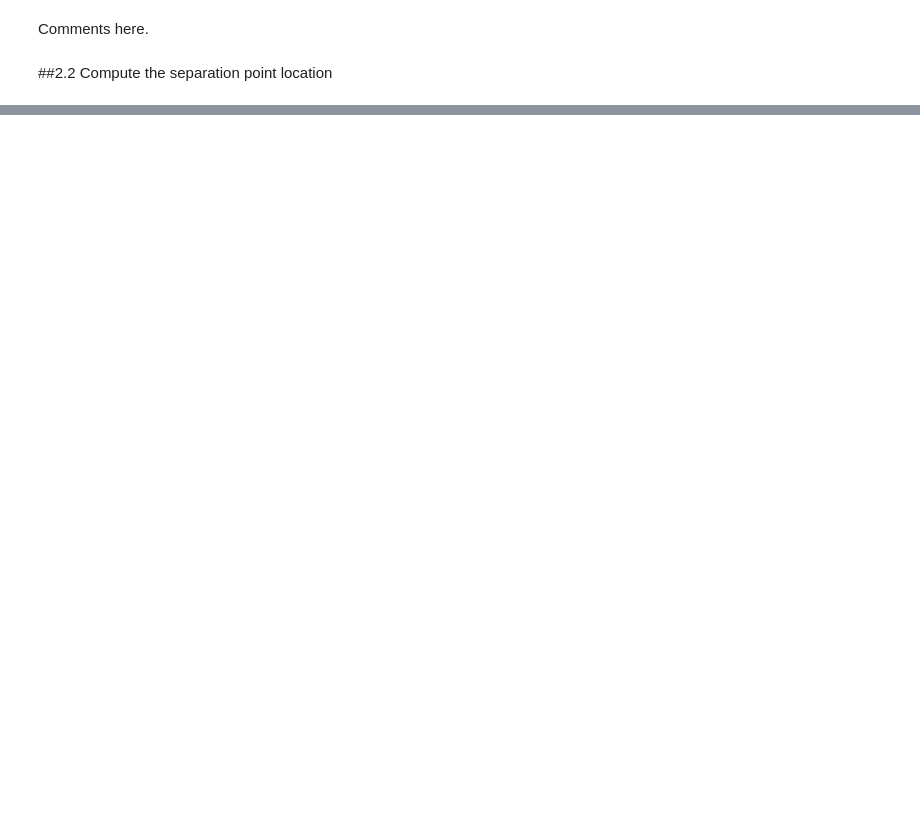
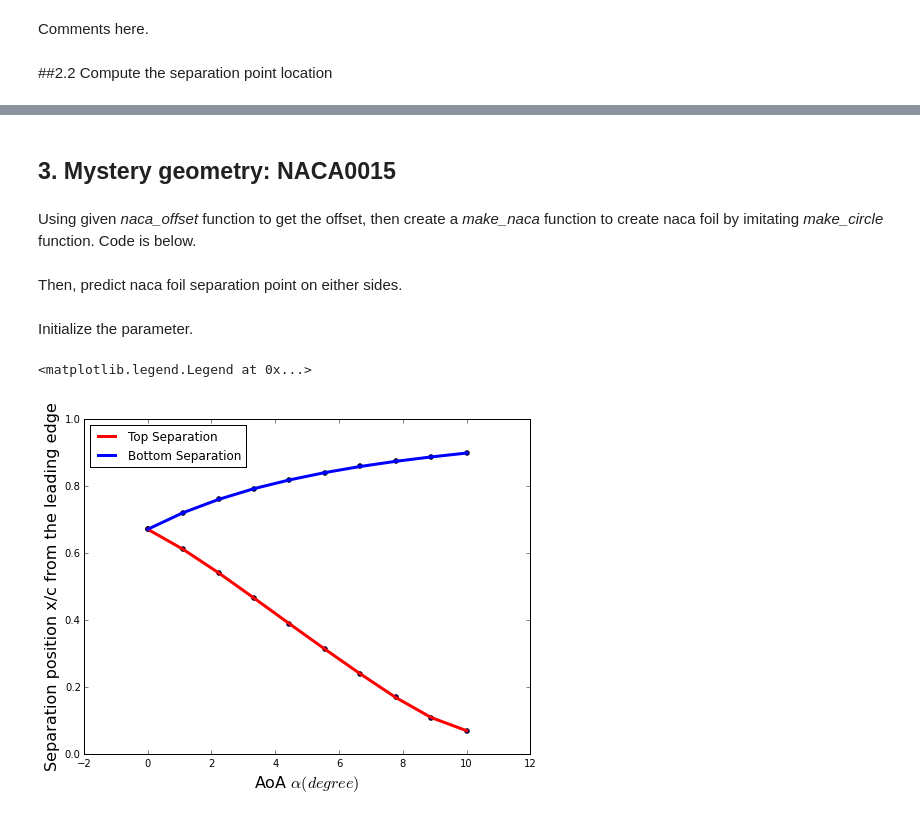
Before and after one commit to chenyongxin/MarineHydroCode, a Jupyter notebook: NumericalHydro.ipynb, the cells around one changed output, grey strips where cells are left out. Saved outputs shown, nothing was run; the diff lists cells and outputs as text; code cells hidden in the pictures; blank space fills up the shorter version.

```diff
--- a/NumericalHydro.ipynb
+++ b/NumericalHydro.ipynb
@@ -283,0 +314,50 @@ The code above is needed to be corrected.
+# %% [markdown]
+## 3. Mystery geometry: NACA0015
+# %% [markdown]
+Using given *naca_offset* function to get the offset, then create a *make_naca* function to create naca foil by imitating *make_circle* function. Code is below.
+# %%
+def naca_offset(x):
+    return 5*0.15*(0.2969*numpy.sqrt(x)-0.1260*x-0.3516*x**2+0.2843*x**3-0.1036*x**4)
+
+def make_naca(N):
+    theta = numpy.linspace(0,-2.*numpy.pi,N+1)
+    x = (numpy.cos(theta)+1)/2.
+    y = naca_offset(x)*numpy.sign(numpy.sin(theta))
+    naca = numpy.empty(N, dtype=object)
+    for i in range(N):
+        naca[i] = Panel(x[i], y[i], x[i+1], y[i+1])
+    return naca
+# %% [markdown]
+Then, predict naca foil separation point on either sides.
+# %%
+def predict_naca_separation(N,alpha=0):
+    # set dx to gets the correct t/c
+    naca = make_naca(N)
+
+    x0 = naca[N/2].xc
+    c = naca[0].xc-x0
+    # solve potential flow and boundary layer evolution
+    solve_gamma_kutta(naca,alpha)
+    top, bottom = new_solve_plot_boundary_layers(naca,alpha)
+    return (top.x_sep-x0)/c, (bottom.x_sep-x0)/c
+# %% [markdown]
+Initialize the parameter.
+# %%
+N = 128
+alpha = numpy.linspace(0,10,n)
+sep = numpy.empty([n,2])
+# %%
+for i in range(n):
+    sep[i,:] = predict_naca_separation(N,alpha[i]*numpy.pi/180)
+
+pyplot.figure(figsize=(8,6))
+pyplot.ylabel(r'Separation position x/c from the leading edge',fontsize=16)
+pyplot.xlabel(r'AoA $\alpha (degree)$',fontsize=16)
+pyplot.plot(alpha,sep[:,0],lw=3, c='r', label='Top Separation')
+pyplot.scatter(alpha, sep[:,0])
+pyplot.plot(alpha,sep[:,1],lw=3, c='b', label='Bottom Separation')
+pyplot.scatter(alpha, sep[:,1])
+pyplot.legend(loc='upper left')
+# %% [output]
+<matplotlib.legend.Legend at 0x...>
+[figure, added]
```
Also changed, not shown: parts of 23 cells of this notebook, 4 other files.
